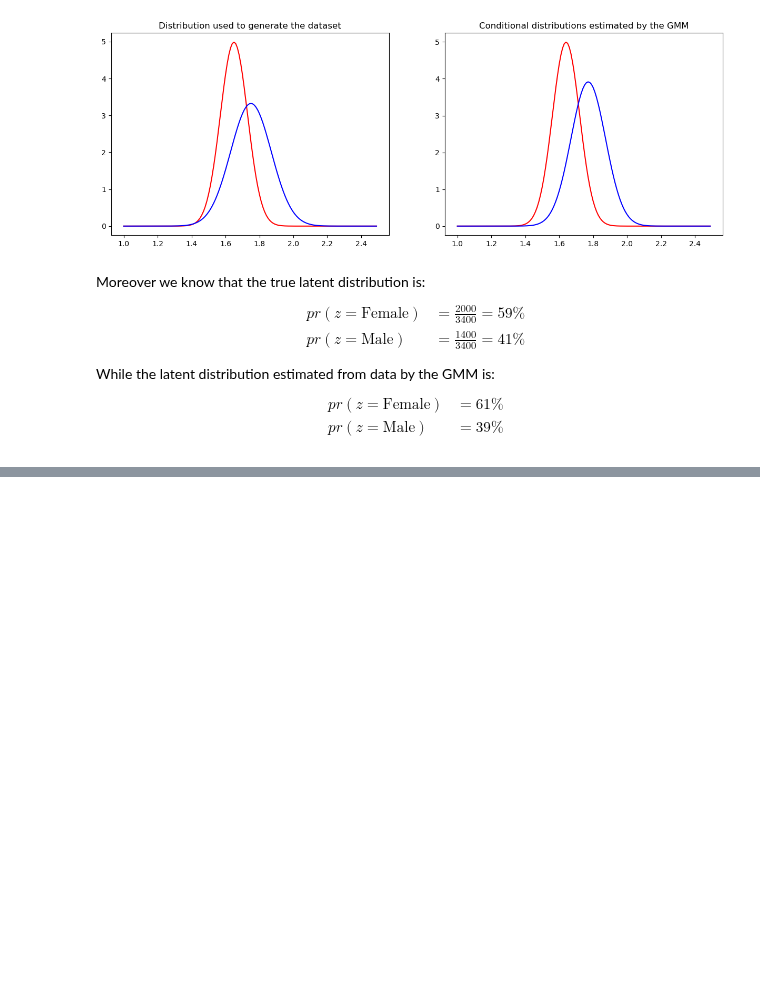
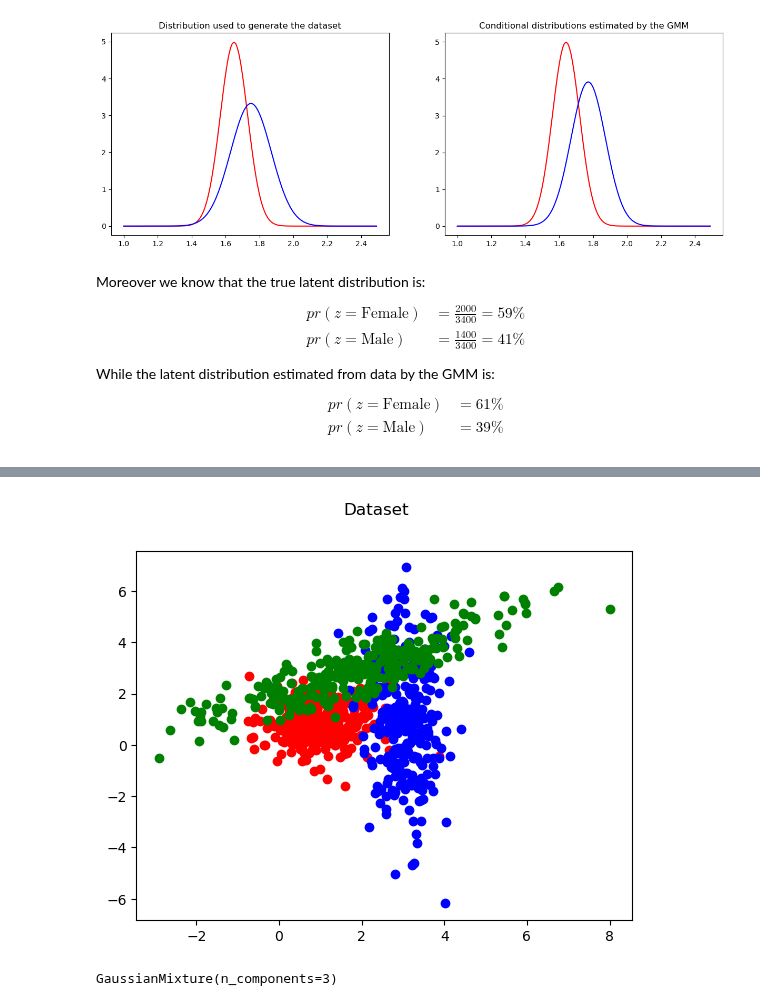
Before and after one commit to giorgiodema/Machine-Learning-2023, a Jupyter notebook: notebooks/09latent_variables.ipynb, the cells around one changed output, grey strips where cells are left out. Drawn from its saved outputs; the diff is of its cells as text; code cells hidden in the pictures; blank space fills up the shorter version.

```diff
--- a/notebooks/09latent_variables.ipynb
+++ b/notebooks/09latent_variables.ipynb
@@ -228,0 +241,44 @@ $$
+# %%
+N = 900
+K = 3
+m1 = [1.,1.]
+m2 = [3.,1.]
+m3 = [2.,3.]
+Theta = math.pi/6
+R = np.asanyarray([[math.cos(Theta), -math.sin(Theta)],
+                   [math.sin(Theta),math.cos(Theta)]])
+cov1 = np.asarray(
+    [[.5, .0],
+     [.0, .5]])
+cov2 = np.asarray(
+    [[.5, .0],
+     [.0, 2.]])
+cov3 = R @ np.asarray(
+    [[2., .0],
+     [.0, .5]])
+cov2 = cov2 @ cov2.T
+cov3 = cov3 @ cov3.T
+
+X_1 = np.random.multivariate_normal(mean=m1,cov=cov1,size=N//3)
+X_2 = np.random.multivariate_normal(mean=m2,cov=cov2,size=N//3)
+X_3 = np.random.multivariate_normal(mean=m3,cov=cov3,size=N//3)
+X = np.concatenate([X_1,X_2,X_3],axis=0)
+
+fig,ax = plt.subplots()
+ax.scatter(x=X_1[:,0],y=X_1[:,1],c="r")
+ax.scatter(x=X_2[:,0],y=X_2[:,1],c="b")
+ax.scatter(x=X_3[:,0],y=X_3[:,1],c="g")
+fig.suptitle("Dataset")
+plt.show()
+# %% [output]
+[figure, added]
+# %%
+from sklearn.mixture import GaussianMixture
+
+gmm = GaussianMixture(
+    n_components=3,
+    covariance_type="full"
+)
+gmm.fit(X)
+# %% [output]
+GaussianMixture(n_components=3)
```
Also changed, not shown: parts of 4 cells of this notebook.
